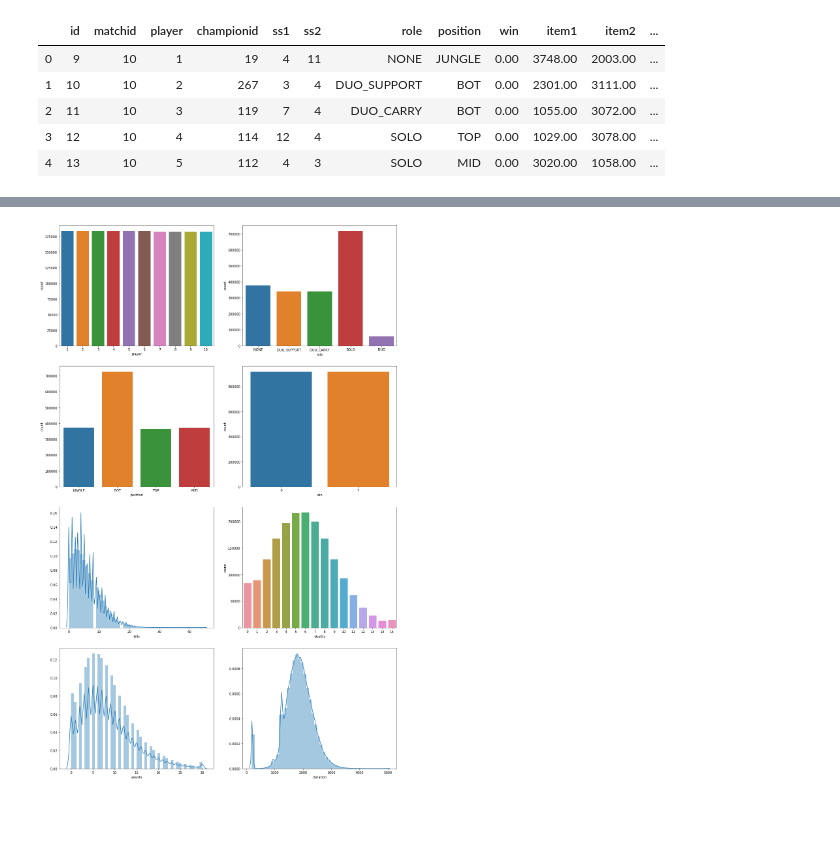
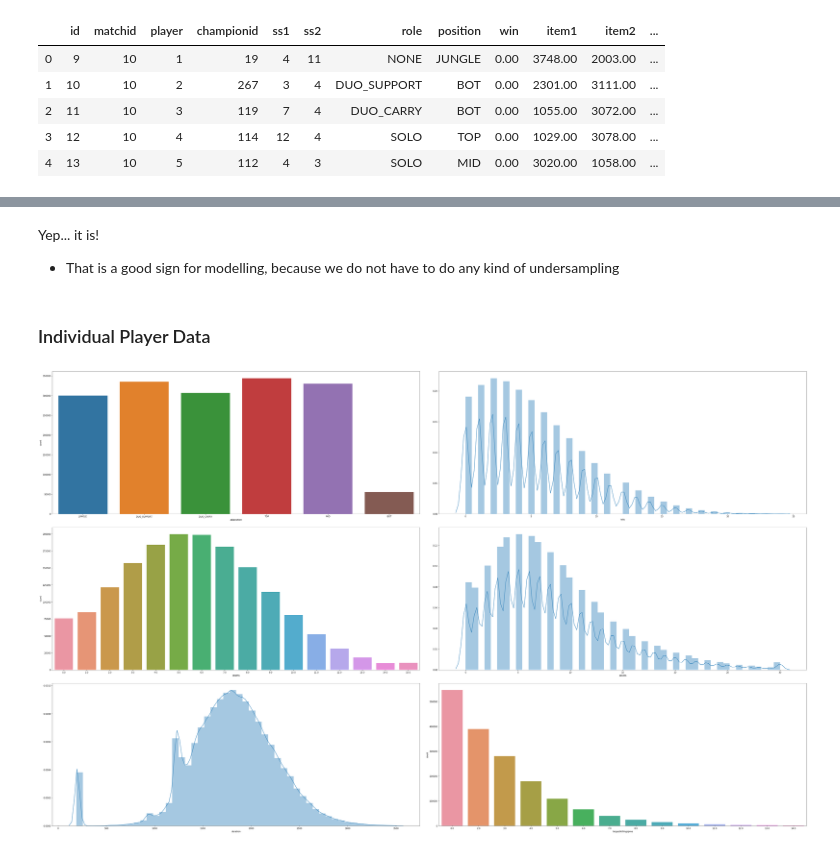
Before and after one commit to Szmariu/LoL-Model, a Jupyter notebook: code.ipynb, the cells around one changed output, grey strips where cells are left out. Drawn from its saved outputs; the diff is of its cells as text; code cells hidden in the pictures; blank space fills up the shorter version.

```diff
--- a/code.ipynb
+++ b/code.ipynb
@@ -229,0 +393,25 @@ memory usage: 895.8+ MB
+# %%
+#Retrieving finall position of the player in game
+def final_position(row):
+    if row['role'] in ('DUO_SUPPORT', 'DUO_CARRY'):
+        return row['role']
+    else:
+        return row['position']
+
+players['adjposition'] = players.apply(final_position, axis = 1)
+
+#dropping unnecessary columns
+players.drop(columns = ['matchid','role','position','team','teamid'], inplace = True, errors = 'ignore')
+
+#move last collumn to the beginning
+cols = list(players)
+
+# move the column to the beginning of list using index, pop and insert
+cols.insert(1, cols.pop(cols.index('adjposition')))
+players = players.ix[:, cols]
+
+cols.insert(2, cols.pop(cols.index('champ_chosen')))
+players = players.ix[:, cols]
+# %%
+#remove duplicates
+players = players.loc[:,~players.columns.duplicated()]
@@ -229,0 +440,3 @@ memory usage: 895.8+ MB
+# %%
+for i in players.columns:
+    print(i,":",players[i].isna().sum()/len(players[i]))
@@ -229,0 +463,2 @@ memory usage: 895.8+ MB
+# %%
+players = players.dropna()
@@ -230,24 +511,27 @@ memory usage: 895.8+ MB
+# %% [markdown]
+Yep... it is!
+- That is a good sign for modelling, because we do not have to do any kind of undersampling
+# %% [markdown]
+### Individual Player Data
 # %%
-# Let's take a look at the distribution of all variables
-fig = plt.figure(figsize=(16,120))
+# Let's take a look at the distribution of the most important variables
+fig = plt.figure(figsize=(50,200))
 
-cols = ('player',
-        'role',
-        'position',
-        'win',
+cols = ('adjposition',
         'kills',
         'deaths',
         'assists',
-        'duration')
+        'duration',
+        'largestkillingspree')
 
 for i, col in enumerate(cols):
     ax = fig.add_subplot(20, 2, i + 1)
 
     if len(players[col].unique()) > 20:
         sns.distplot(players[col].dropna())
     else:
         sns.countplot(players[col].dropna())
 
 fig.tight_layout(pad=3)
 # %% [output]
-[figure, old version]
+[figure, new version]
```
Also changed, not shown: parts of 64 cells of this notebook.
